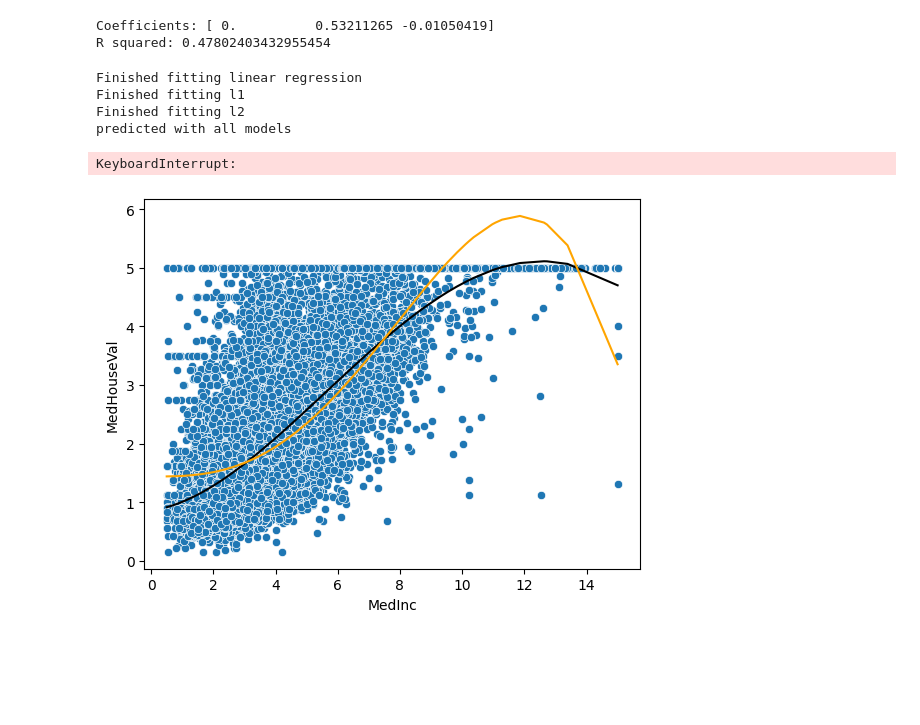
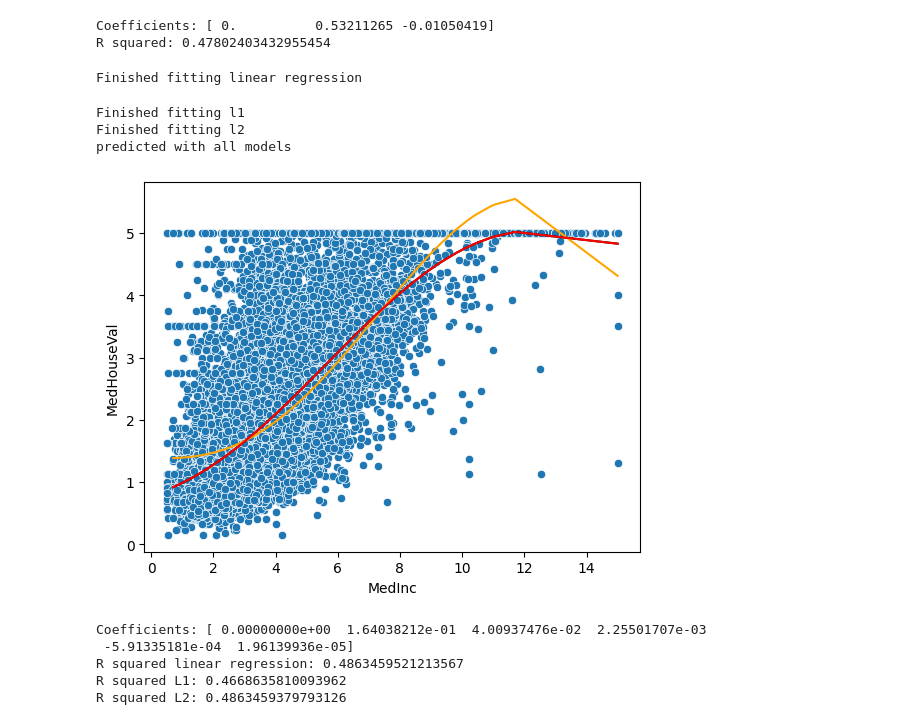
Before and after one commit to ronTohar1/CV_training, a Jupyter notebook: data_science/2_linear_regression/train.ipynb, the cells around one changed output. Drawn from its saved outputs; the diff is of its cells as text; code cells hidden in the pictures; blank space fills up the shorter version.

```diff
--- a/data_science/2_linear_regression/train.ipynb
+++ b/data_science/2_linear_regression/train.ipynb
@@ -158,45 +158,51 @@ X = housing.data["MedInc"].values
 y = housing.target.values
 
 # random_indices = np.random.randint(0, len(X.flatten()), size=20000)
-random_indices = np.random.choice(X.shape[0], size=10000, replace=False)
-X = X[random_indices]
-y = y[random_indices]
+# random_indices = np.random.choice(X.shape[0], size=15000, replace=False)
+# X = X[random_indices]
+# y = y[random_indices]
 
 X = X.reshape(-1,1)
 
-poly_preprocess = PolynomialFeatures(degree=4)
+poly_preprocess = PolynomialFeatures(degree=5)
 X_new = poly_preprocess.fit_transform(X)
 reg = LinearRegression().fit(X_new,y)
 print("Finished fitting linear regression")
-L1 = Lasso().fit(X_new,y)
+L1 = Lasso(alpha=1).fit(X_new,y)
 print("Finished fitting l1")
-# L2 = Ridge().fit(X_new,y)
+L2 = Ridge(alpha=1).fit(X_new,y)
 print("Finished fitting l2")
 
 ax = sns.scatterplot(x="MedInc", y=housing.target, data=housing.data)
 y_pred_linreg = reg.predict(X_new)
 y_pred_l1 = L1.predict(X_new)
 y_pred_l2 = L2.predict(X_new)
 print("predicted with all models")
 
 random_indices = np.random.randint(0, len(X.flatten()), size=1000)
 X_plot = X.flatten()[random_indices]
 
 y_pred_plot_l1 = y_pred_l1[random_indices]
 y_pred_plot_l2 = y_pred_l2[random_indices]
 y_pred_plot_linreg = y_pred_linreg[random_indices]
 
 sns.lineplot(x=X_plot, y=y_pred_plot_linreg, color="black")
 sns.lineplot(x=X_plot, y=y_pred_plot_l1, color="orange")
-sns.lineplot(x=X_plot, y=y_pred_plot_l2, color="green")
+sns.lineplot(x=X_plot, y=y_pred_plot_l2, color="red")
 
 plt.show()
-# print("Coefficients:", reg.coef_) # what about B0?
-# print("R squared:", reg.score(X_new,y))
+print("Coefficients:", reg.coef_) # what about B0?
+print("R squared linear regression:", reg.score(X_new,y))
+print("R squared L1:", L1.score(X_new,y))
+print("R squared L2:", L2.score(X_new,y))
 # %% [output]
 Finished fitting linear regression
-Finished fitting l1
-Finished fitting l2
-predicted with all models
-KeyboardInterrupt:
+Finished fitting l1
+Finished fitting l2
+predicted with all models
-[figure, old version]
+[figure, new version]
+Coefficients: [ 0.00000000e+00  1.64038212e-01  4.00937476e-02  2.25501707e-03
+ -5.91335181e-04  1.96139936e-05]
+R squared linear regression: 0.4863459521213567
+R squared L1: 0.4668635810093962
+R squared L2: 0.4863459379793126
```
Also changed, not shown: parts of 3 cells of this notebook, 38 other files.
